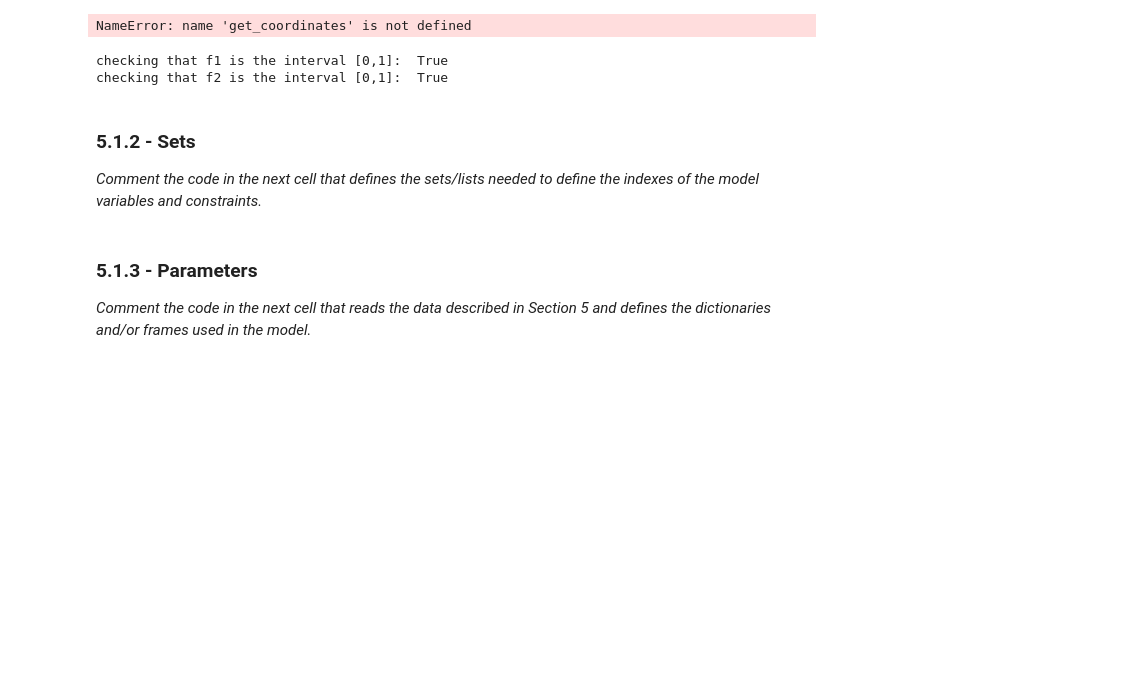
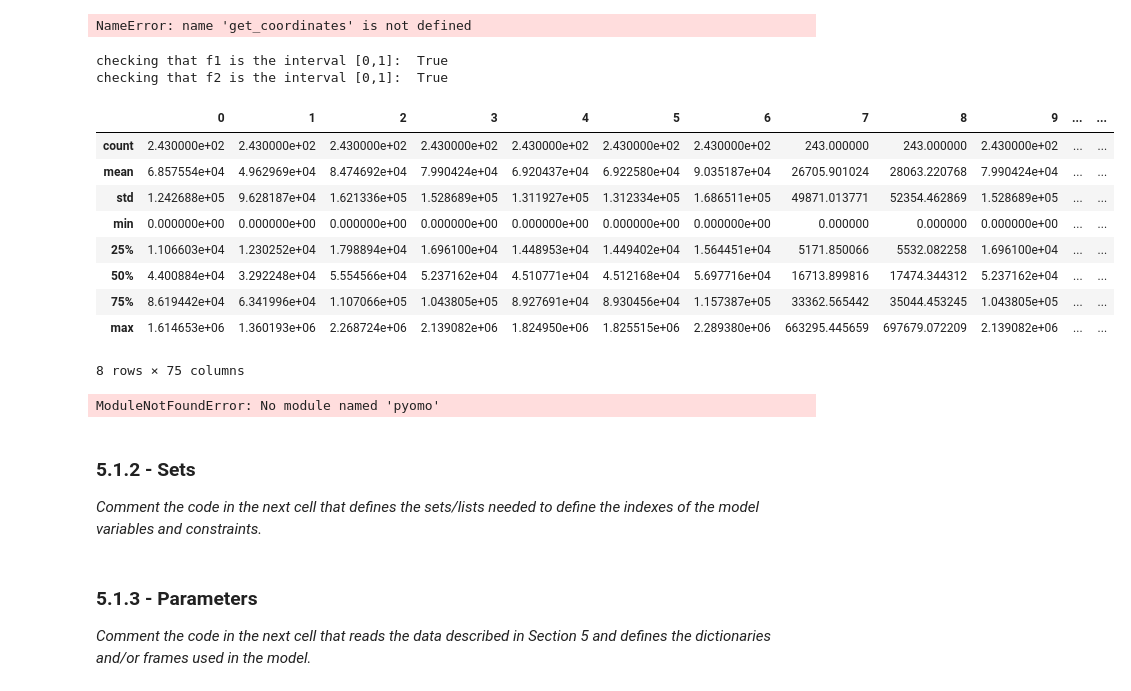
Before and after one commit to LoreJob/Logistic-Problem-Walmart, a Jupyter notebook: ProjectTemplate.ipynb, the cells around one changed output. Saved outputs shown, nothing was run; the diff lists cells and outputs as text; code cells hidden in the pictures; blank space fills up the shorter version.

```diff
--- a/ProjectTemplate.ipynb
+++ b/ProjectTemplate.ipynb
@@ -573,6 +574,8 @@ customers_ij = pop_matrix * f_1_values * f_2_values
 #now just multiplying the number of customers times 100€ to calculate the yearly EBITDA
 
 ebitda_ij = customers_ij * 100
+
+ebitda_ij = ebitda_ij * 150 # we assume the investment is ammortizzato in 150 years
 # %% [output]
 checking that f1 is the interval [0,1]:  True
 checking that f2 is the interval [0,1]:  True
@@ -603,6 +606,19 @@ construction_j = df_prop["Surface m^2"] * 1000 * 1000
 cost_j = price_j + construction_j
 
 #note: I am not done extracting the prices correclty, i need to check weird values
+# %%
+pd.DataFrame(ebitda_ij).describe()
+# %% [output]
+|  | 0 | 1 | 2 | 3 | 4 | 5 | 6 | 7 | 8 | 9 | ... | ... |
+| count | 2.430000e+02 | 2.430000e+02 | 2.430000e+02 | 2.430000e+02 | 2.430000e+02 | 2.430000e+02 | 2.430000e+02 | 243.000000 | 243.000000 | 2.430000e+02 | ... | ... |
+| mean | 6.857554e+04 | 4.962969e+04 | 8.474692e+04 | 7.990424e+04 | 6.920437e+04 | 6.922580e+04 | 9.035187e+04 | 26705.901024 | 28063.220768 | 7.990424e+04 | ... | ... |
+| std | 1.242688e+05 | 9.628187e+04 | 1.621336e+05 | 1.528689e+05 | 1.311927e+05 | 1.312334e+05 | 1.686511e+05 | 49871.013771 | 52354.462869 | 1.528689e+05 | ... | ... |
+| min | 0.000000e+00 | 0.000000e+00 | 0.000000e+00 | 0.000000e+00 | 0.000000e+00 | 0.000000e+00 | 0.000000e+00 | 0.000000 | 0.000000 | 0.000000e+00 | ... | ... |
+| 25% | 1.106603e+04 | 1.230252e+04 | 1.798894e+04 | 1.696100e+04 | 1.448953e+04 | 1.449402e+04 | 1.564451e+04 | 5171.850066 | 5532.082258 | 1.696100e+04 | ... | ... |
+| 50% | 4.400884e+04 | 3.292248e+04 | 5.554566e+04 | 5.237162e+04 | 4.510771e+04 | 4.512168e+04 | 5.697716e+04 | 16713.899816 | 17474.344312 | 5.237162e+04 | ... | ... |
+| 75% | 8.619442e+04 | 6.341996e+04 | 1.107066e+05 | 1.043805e+05 | 8.927691e+04 | 8.930456e+04 | 1.157387e+05 | 33362.565442 | 35044.453245 | 1.043805e+05 | ... | ... |
+| max | 1.614653e+06 | 1.360193e+06 | 2.268724e+06 | 2.139082e+06 | 1.824950e+06 | 1.825515e+06 | 2.289380e+06 | 663295.445659 | 697679.072209 | 2.139082e+06 | ... | ... |
+8 rows × 75 columns
 # %%
 cost_j.to_csv("cost_vector.csv")
 pd.DataFrame(ebitda_ij).to_csv("ebitda_matrix.csv")
@@ -608,0 +627,8 @@ pd.DataFrame(ebitda_ij).to_csv("ebitda_matrix.csv")
+# %%
+import pandas as pd
+import pyomo.environ as pyo
+
+cost = pd.read_csv("cost_vector.csv", index_col= 0 )
+ebitda = pd.read_csv("ebitda_matrix.csv",index_col= 0)
+# %% [output]
+ModuleNotFoundError: No module named 'pyomo'
```
Also changed, not shown: parts of 4 cells of this notebook, 3 other files.
